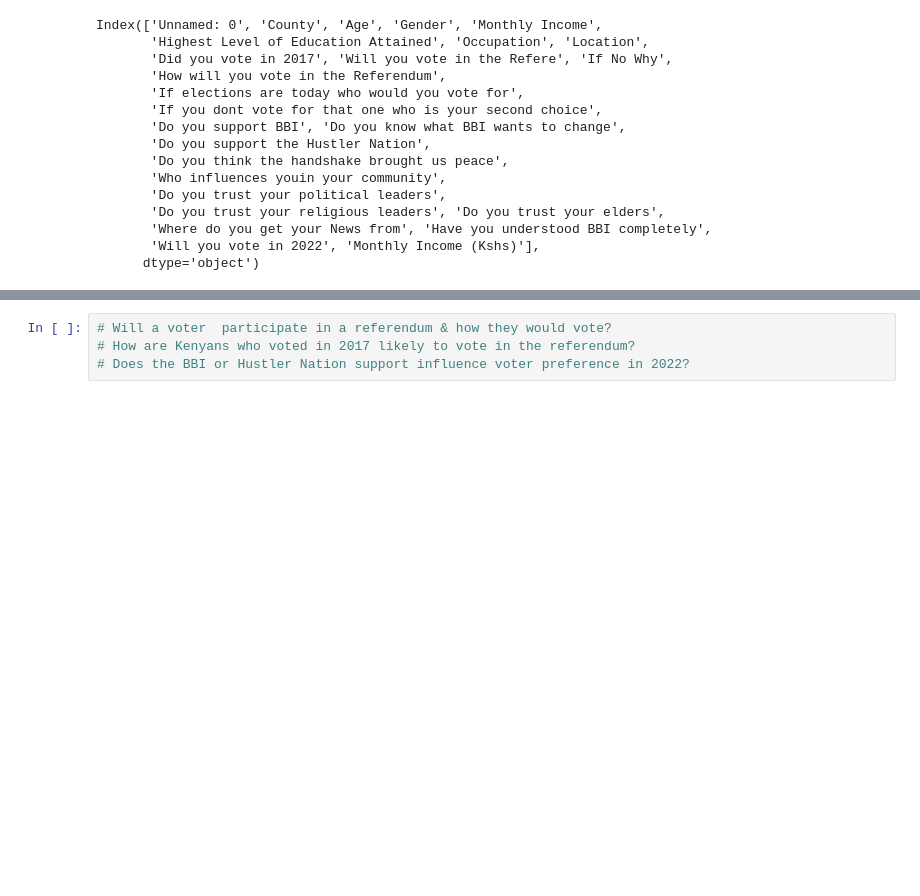
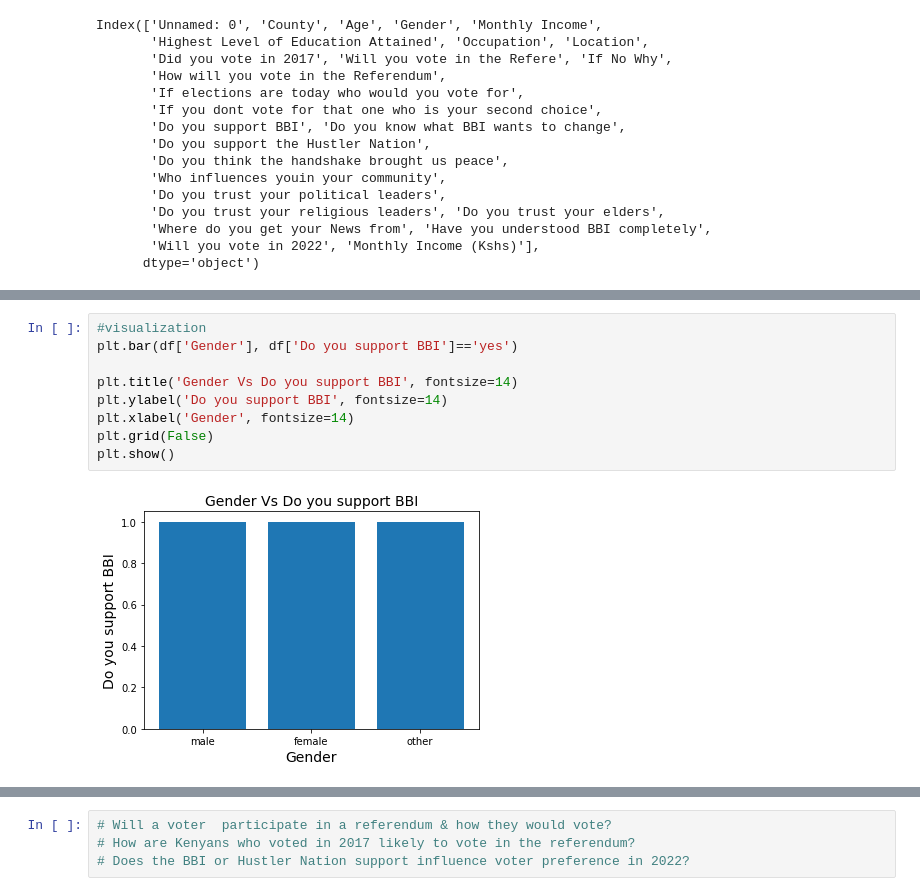
Before and after one commit to kipsangchepesa/CYBEKA, a Jupyter notebook: Copy_of_DSP_group4_project.ipynb, the cells around one changed output, grey strips where cells are left out. Saved outputs shown, nothing was run; the diff lists cells and outputs as text; blank space fills up the shorter version.

```diff
--- a/Copy_of_DSP_group4_project.ipynb
+++ b/Copy_of_DSP_group4_project.ipynb
@@ -610,0 +675,11 @@ Name: Do you support BBI, dtype: int64
+# %%
+#visualization
+plt.bar(df['Gender'], df['Do you support BBI']=='yes')
+
+plt.title('Gender Vs Do you support BBI', fontsize=14)
+plt.ylabel('Do you support BBI', fontsize=14)
+plt.xlabel('Gender', fontsize=14)
+plt.grid(False)
+plt.show()
+# %% [output]
+[figure, added]
```
Also changed, not shown: parts of 11 cells of this notebook.
